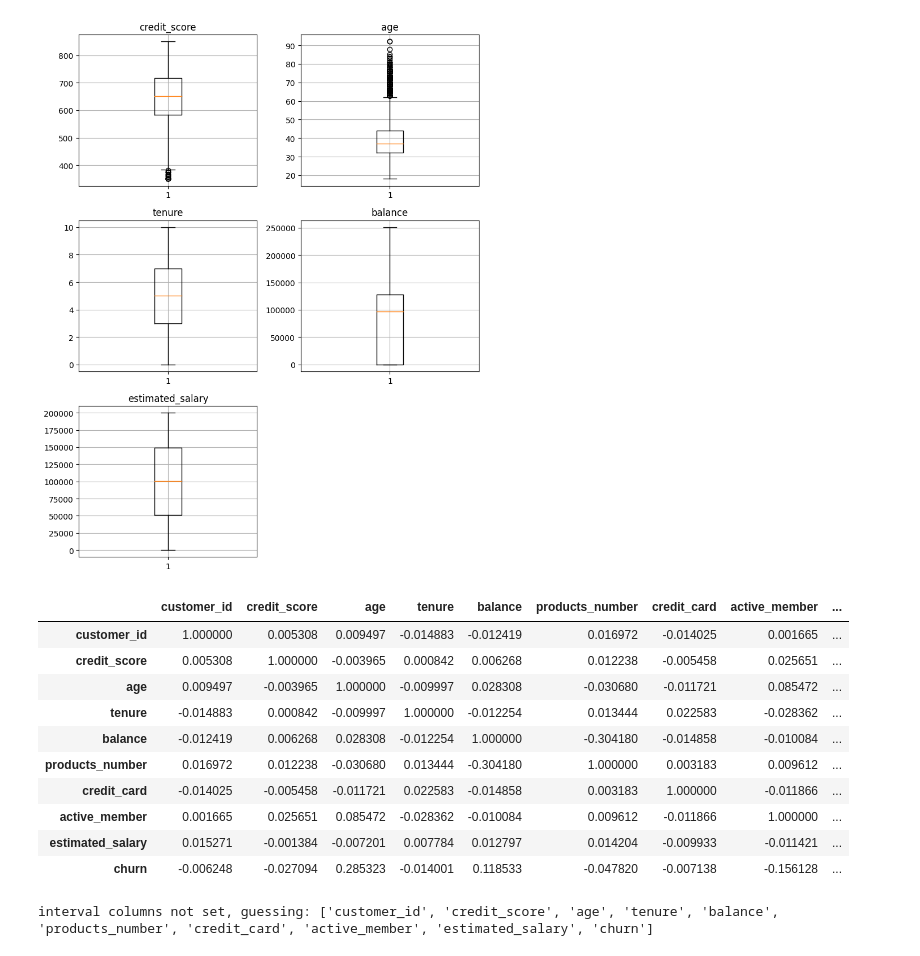
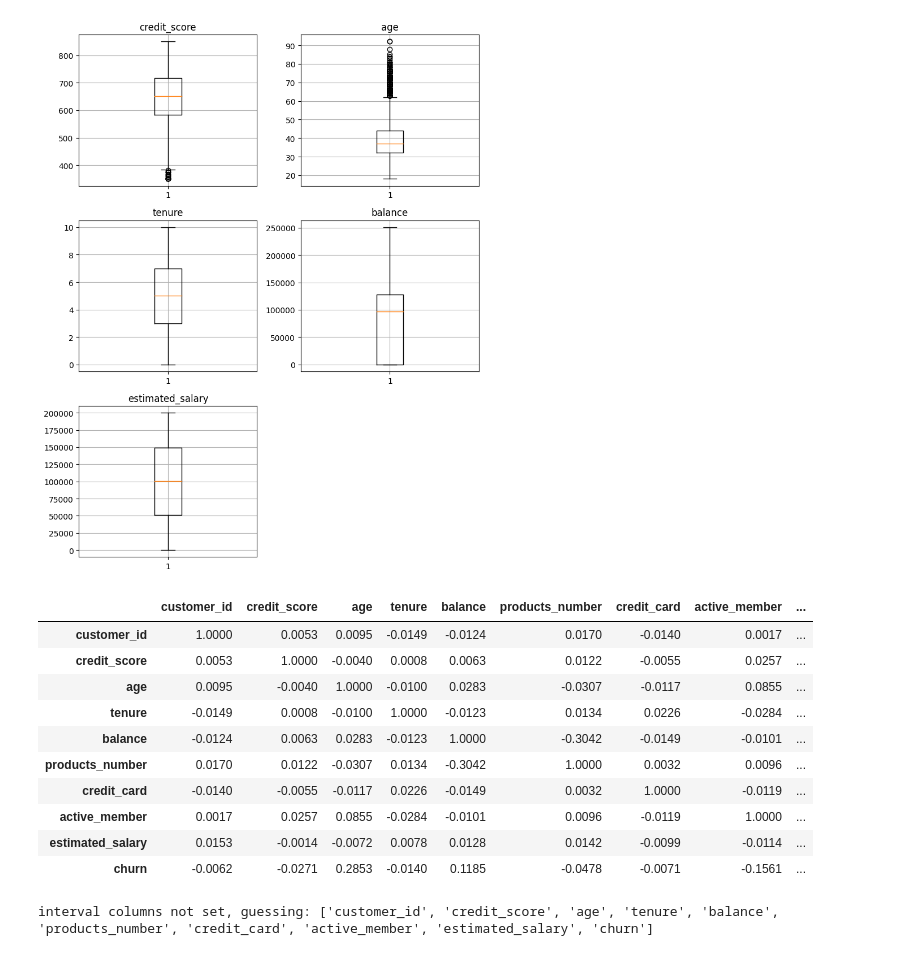
Before and after one commit to DimaOshchepkov/MetricMethodClassification, a Jupyter notebook: Анализ банк что-то там.ipynb, the cells around one changed output. Cells and saved outputs as stored; diff of their text form; code cells hidden in the pictures.

```diff
--- a/Анализ банк что-то там.ipynb
+++ b/Анализ банк что-то там.ipynb
@@ -153,19 +144,19 @@ plt.show()
 # %% [output]
 [figure]
 # %%
-df.corr()
+df.corr().round(4)
 # %% [output]
 |  | customer_id | credit_score | age | tenure | balance | products_number | credit_card | active_member | ... |
-| customer_id | 1.000000 | 0.005308 | 0.009497 | -0.014883 | -0.012419 | 0.016972 | -0.014025 | 0.001665 | ... |
-| credit_score | 0.005308 | 1.000000 | -0.003965 | 0.000842 | 0.006268 | 0.012238 | -0.005458 | 0.025651 | ... |
-| age | 0.009497 | -0.003965 | 1.000000 | -0.009997 | 0.028308 | -0.030680 | -0.011721 | 0.085472 | ... |
-| tenure | -0.014883 | 0.000842 | -0.009997 | 1.000000 | -0.012254 | 0.013444 | 0.022583 | -0.028362 | ... |
-| balance | -0.012419 | 0.006268 | 0.028308 | -0.012254 | 1.000000 | -0.304180 | -0.014858 | -0.010084 | ... |
-| products_number | 0.016972 | 0.012238 | -0.030680 | 0.013444 | -0.304180 | 1.000000 | 0.003183 | 0.009612 | ... |
-| credit_card | -0.014025 | -0.005458 | -0.011721 | 0.022583 | -0.014858 | 0.003183 | 1.000000 | -0.011866 | ... |
-| active_member | 0.001665 | 0.025651 | 0.085472 | -0.028362 | -0.010084 | 0.009612 | -0.011866 | 1.000000 | ... |
-| estimated_salary | 0.015271 | -0.001384 | -0.007201 | 0.007784 | 0.012797 | 0.014204 | -0.009933 | -0.011421 | ... |
-| churn | -0.006248 | -0.027094 | 0.285323 | -0.014001 | 0.118533 | -0.047820 | -0.007138 | -0.156128 | ... |
+| customer_id | 1.0000 | 0.0053 | 0.0095 | -0.0149 | -0.0124 | 0.0170 | -0.0140 | 0.0017 | ... |
+| credit_score | 0.0053 | 1.0000 | -0.0040 | 0.0008 | 0.0063 | 0.0122 | -0.0055 | 0.0257 | ... |
+| age | 0.0095 | -0.0040 | 1.0000 | -0.0100 | 0.0283 | -0.0307 | -0.0117 | 0.0855 | ... |
+| tenure | -0.0149 | 0.0008 | -0.0100 | 1.0000 | -0.0123 | 0.0134 | 0.0226 | -0.0284 | ... |
+| balance | -0.0124 | 0.0063 | 0.0283 | -0.0123 | 1.0000 | -0.3042 | -0.0149 | -0.0101 | ... |
+| products_number | 0.0170 | 0.0122 | -0.0307 | 0.0134 | -0.3042 | 1.0000 | 0.0032 | 0.0096 | ... |
+| credit_card | -0.0140 | -0.0055 | -0.0117 | 0.0226 | -0.0149 | 0.0032 | 1.0000 | -0.0119 | ... |
+| active_member | 0.0017 | 0.0257 | 0.0855 | -0.0284 | -0.0101 | 0.0096 | -0.0119 | 1.0000 | ... |
+| estimated_salary | 0.0153 | -0.0014 | -0.0072 | 0.0078 | 0.0128 | 0.0142 | -0.0099 | -0.0114 | ... |
+| churn | -0.0062 | -0.0271 | 0.2853 | -0.0140 | 0.1185 | -0.0478 | -0.0071 | -0.1561 | ... |
 # %%
 phik_matrix(df)
 # %% [output]
```
Also changed, not shown: parts of 6 cells of this notebook, 2 other files.
